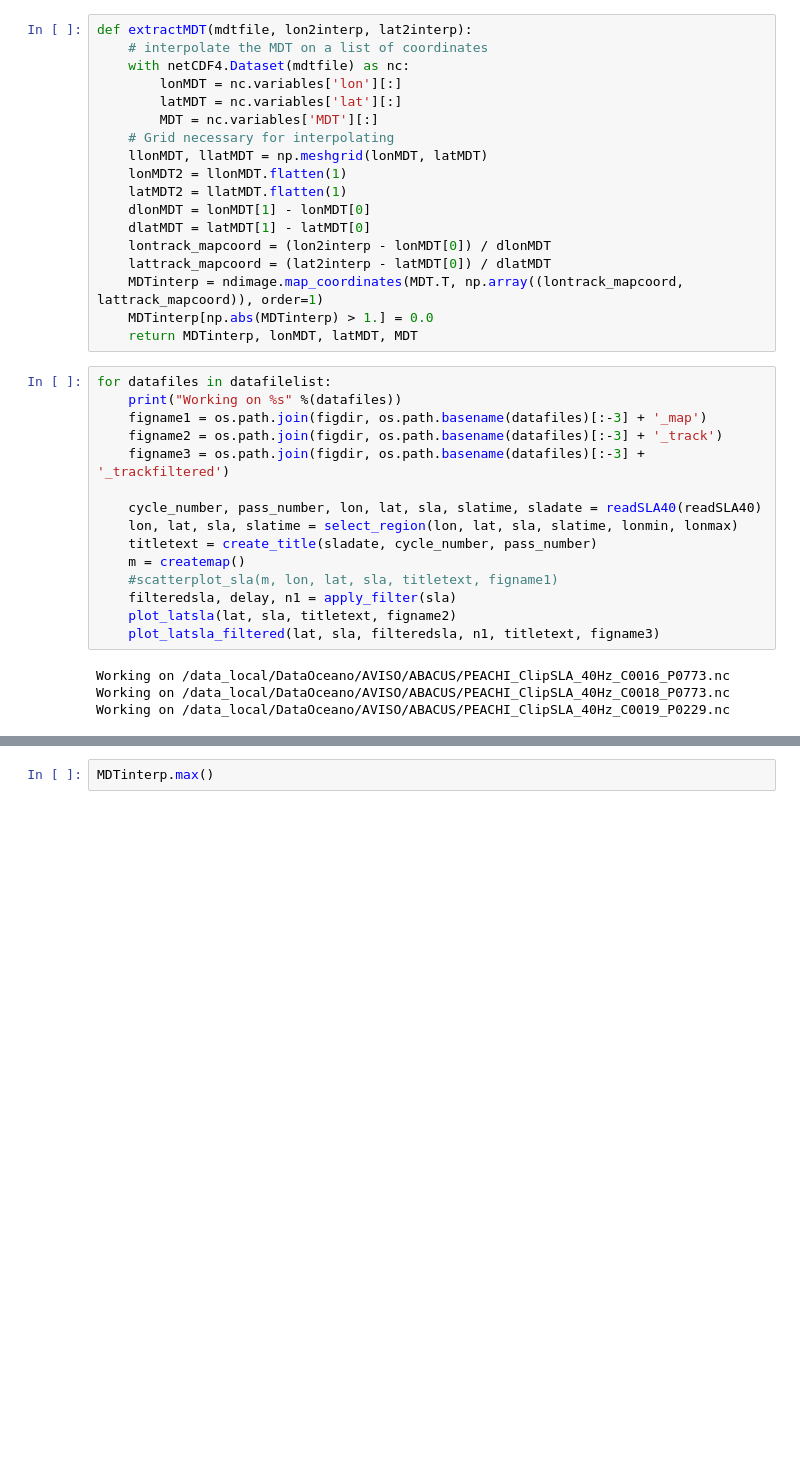
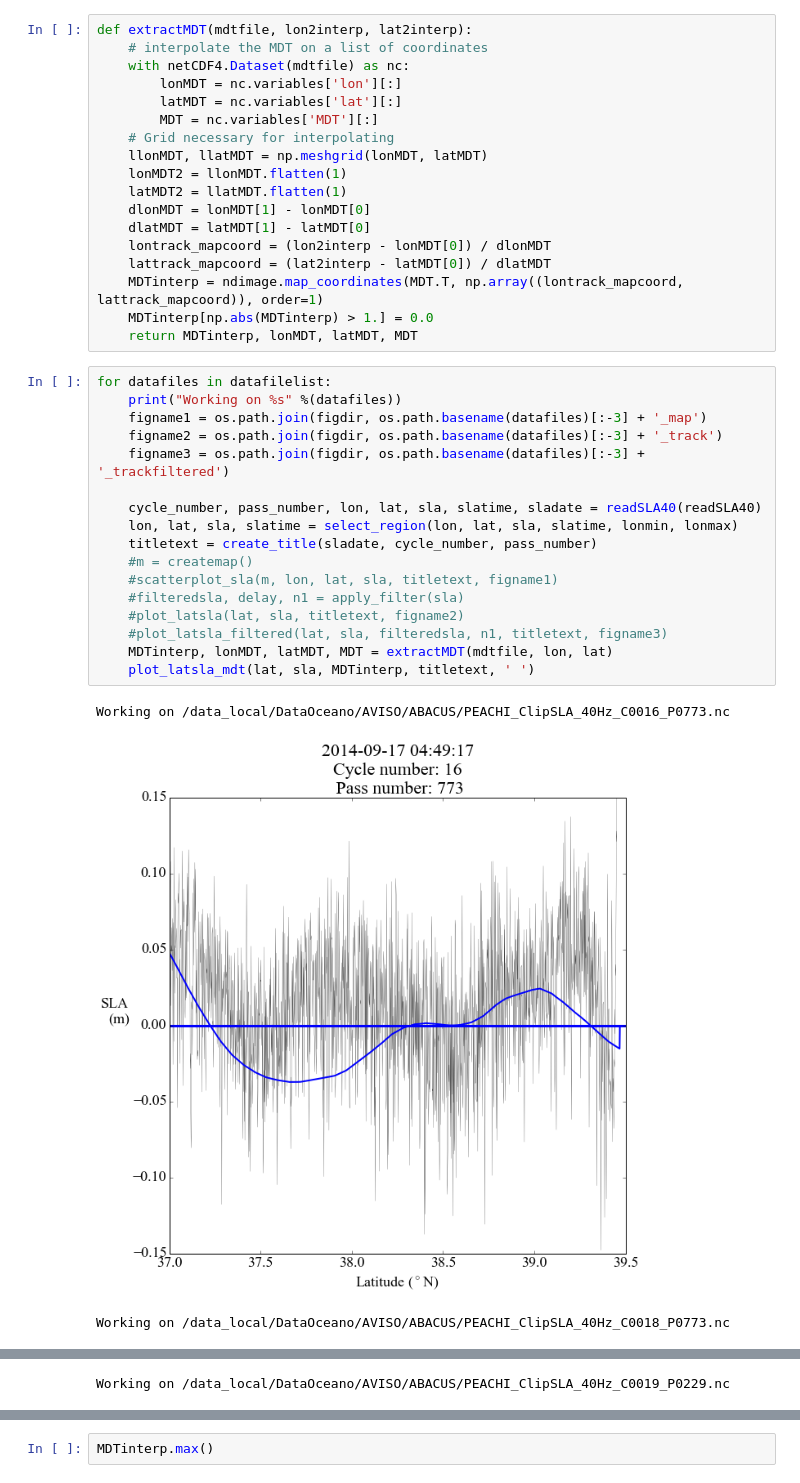
Before and after one commit to socib/SOCIB_plots, a Jupyter notebook: Missions/Abacus/plot_abacus_SeaLevel40Hz.ipynb, the cells around one changed output, grey strips where cells are left out. Cells and saved outputs as stored; diff of their text form; blank space fills up the shorter version.

```diff
--- a/Missions/Abacus/plot_abacus_SeaLevel40Hz.ipynb
+++ b/Missions/Abacus/plot_abacus_SeaLevel40Hz.ipynb
@@ -128,19 +140,21 @@ def extractMDT(mdtfile, lon2interp, lat2interp):
 # %%
 for datafiles in datafilelist:
     print("Working on %s" %(datafiles))
     figname1 = os.path.join(figdir, os.path.basename(datafiles)[:-3] + '_map')
     figname2 = os.path.join(figdir, os.path.basename(datafiles)[:-3] + '_track')
     figname3 = os.path.join(figdir, os.path.basename(datafiles)[:-3] + '_trackfiltered')
 
     cycle_number, pass_number, lon, lat, sla, slatime, sladate = readSLA40(readSLA40)
     lon, lat, sla, slatime = select_region(lon, lat, sla, slatime, lonmin, lonmax)
     titletext = create_title(sladate, cycle_number, pass_number)
-    m = createmap()
+    #m = createmap()
     #scatterplot_sla(m, lon, lat, sla, titletext, figname1)
-    filteredsla, delay, n1 = apply_filter(sla)
-    plot_latsla(lat, sla, titletext, figname2)
-    plot_latsla_filtered(lat, sla, filteredsla, n1, titletext, figname3)
+    #filteredsla, delay, n1 = apply_filter(sla)
+    #plot_latsla(lat, sla, titletext, figname2)
+    #plot_latsla_filtered(lat, sla, filteredsla, n1, titletext, figname3)
+    MDTinterp, lonMDT, latMDT, MDT = extractMDT(mdtfile, lon, lat)
+    plot_latsla_mdt(lat, sla, MDTinterp, titletext, ' ')
 # %% [output]
 Working on /data_local/DataOceano/AVISO/ABACUS/PEACHI_ClipSLA_40Hz_C0016_P0773.nc
-Working on /data_local/DataOceano/AVISO/ABACUS/PEACHI_ClipSLA_40Hz_C0018_P0773.nc
-Working on /data_local/DataOceano/AVISO/ABACUS/PEACHI_ClipSLA_40Hz_C0019_P0229.nc
+[figure, added]
+Working on /data_local/DataOceano/AVISO/ABACUS/PEACHI_ClipSLA_40Hz_C0018_P0773.nc
@@ -146,0 +162 @@ Working on /data_local/DataOceano/AVISO/ABACUS/PEACHI_ClipSLA_40Hz_C0019_P0229.n
+Working on /data_local/DataOceano/AVISO/ABACUS/PEACHI_ClipSLA_40Hz_C0019_P0229.nc
```
Also changed, not shown: parts of 5 cells of this notebook, 3 other files.
